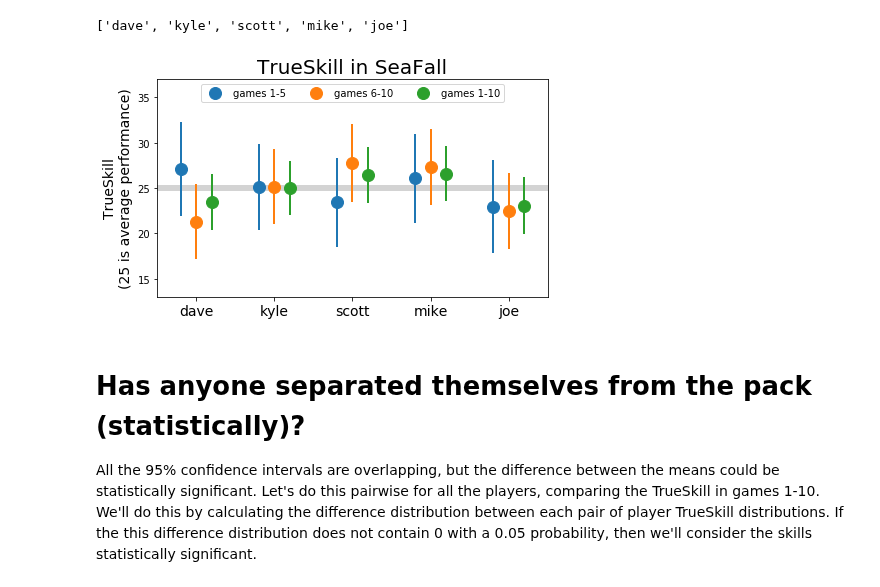
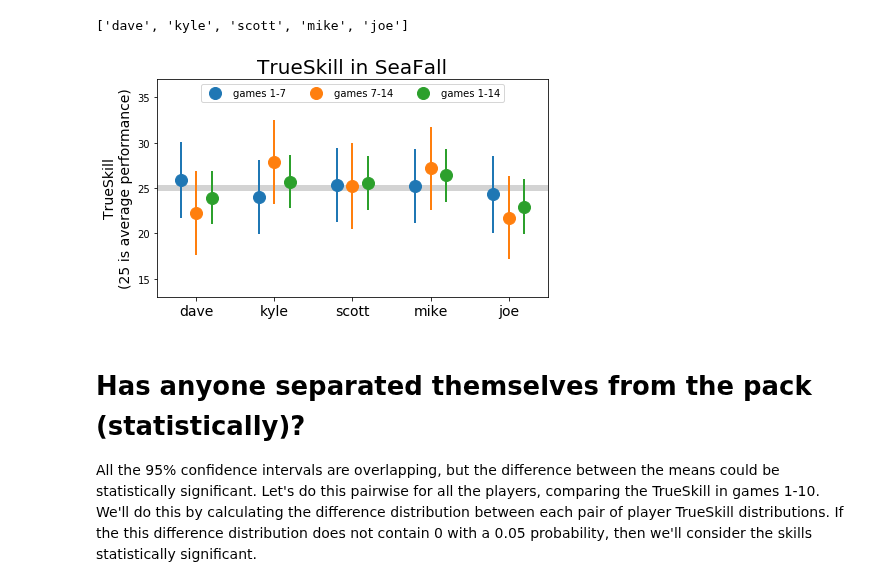
Before and after one commit to cardboardai/boardgame-bookie, a Jupyter notebook: boardgames/seafall/captains_log/campaign_0/SeaFall_Results.ipynb, the cells around one changed output. Saved outputs shown, nothing was run; the diff lists cells and outputs as text; code cells hidden in the pictures.

Commit message:
move captains log to campaign directory

```diff
--- a/boardgames/seafall/captains_log/SeaFall_Results.ipynb
+++ b/boardgames/seafall/captains_log/campaign_0/SeaFall_Results.ipynb
@@ -27,7 +27,7 @@ Microsoft research created a method for ranking player perfomance in multi-playe
 
 The goal of TrueSkill is to estimate a player's *skill* or ability in the game, which provides a different way of looking at the standings. The original implementation of TrueSkill was only concerned with wins, loses, and draws and did not incorporate the scoring in each game. For the free-for-all that is SeaFall the ranking of each player for each game is the input into the skill estimation. Since the ranking does not reflect the total glory accumulated throughout the game, TrueSkill will give a different way to measure and compare each player's performance.
 # %%
-df_glory = pandas.read_excel("./captains_log/glory.xlsx")
+df_glory = pandas.read_excel("./glory.xlsx")
 df_glory
 # %% [output]
 |  | game_number | glory_target | dave | kyle | scott | mike | joe | dave_total | kyle_total | ... |
@@ -96,8 +97,8 @@ for ind, row in df_glory.iterrows():
 
     ratings = update_glory(ratings, row)
 # %%
-df_q1 = df_glory.loc[(df_glory["game_number"] < 6)]
-df_q2 = df_glory.loc[(df_glory["game_number"] > 5)]
+df_q1 = df_glory.loc[(df_glory["game_number"] < 8)]
+df_q2 = df_glory.loc[(df_glory["game_number"] >= 8)]
 # %%
 dave = trueskill.Rating()
 kyle = trueskill.Rating()
@@ -157,28 +158,28 @@ list(x)
 # %%
 fig, ax = matplotlib.pyplot.subplots(figsize=(7, 4))
 
 ax.axhline(y=25, color="lightgray", linewidth=6, zorder=0)
 # standard error bars
 
 ax.errorbar([-0.2, 0.8, 1.8, 2.8, 3.8], df_trueskill["mu_q1"], yerr=df_trueskill["err95_q1"],
-            linestyle="", linewidth=2, marker='o', markersize=12, label="games 1-5")
+            linestyle="", linewidth=2, marker='o', markersize=12, label="games 1-7")
 ax.errorbar([0, 1, 2, 3, 4], df_trueskill["mu_q2"], yerr=df_trueskill["err95_q2"],
-            linestyle="", linewidth=2, marker='o', markersize=12, label="games 6-10")
+            linestyle="", linewidth=2, marker='o', markersize=12, label="games 7-14")
 ax.errorbar([0.2, 1.2, 2.2, 3.2, 4.2], df_trueskill["mu"], yerr=df_trueskill["err95"],
-            linestyle="", linewidth=2, marker='o', markersize=12, label="games 1-10")
+            linestyle="", linewidth=2, marker='o', markersize=12, label="games 1-14")
 
 ax.set_xlim((-0.5, 4.5))
 ax.set_ylabel("TrueSkill\n(25 is average performance)", fontsize=14)
 ax.set_ylim((13, 37))
 ax.set_xticks([0, 1, 2, 3, 4])
 ax.set_xticklabels(df_trueskill.index.values, rotation=0, fontsize=14)
 ax.set_title('TrueSkill in SeaFall', fontsize=20)
 ax.legend(ncol=3, fancybox=True, loc="upper center")
 
-fig.savefig("TrueSkillResults_games_1_to_12.svg", format="svg", dpi=1200)
-fig.savefig("TrueSkillResults_games_1_to_12.png", format="png", dpi=1200)
+fig.savefig("TrueSkillResults_games_1_to_14.svg", format="svg", dpi=1200)
+fig.savefig("TrueSkillResults_games_1_to_14.png", format="png", dpi=1200)
 # %% [output]
-[figure, old version]
+[figure, new version]
 # %% [markdown]
 # Has anyone separated themselves from the pack (statistically)?
 All the 95% confidence intervals are overlapping, but the difference between the means could be statistically significant. Let's do this pairwise for all the players, comparing the TrueSkill in games 1-10. We'll do this by calculating the difference distribution between each pair of player TrueSkill distributions. If the this difference distribution does not contain 0 with a 0.05 probability, then we'll consider the skills statistically significant.
```
Also changed, not shown: parts of 4 cells of this notebook, 30 other files.
